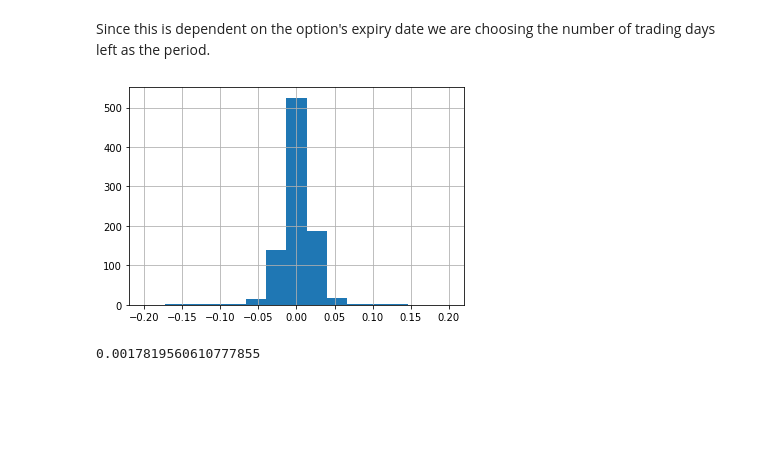
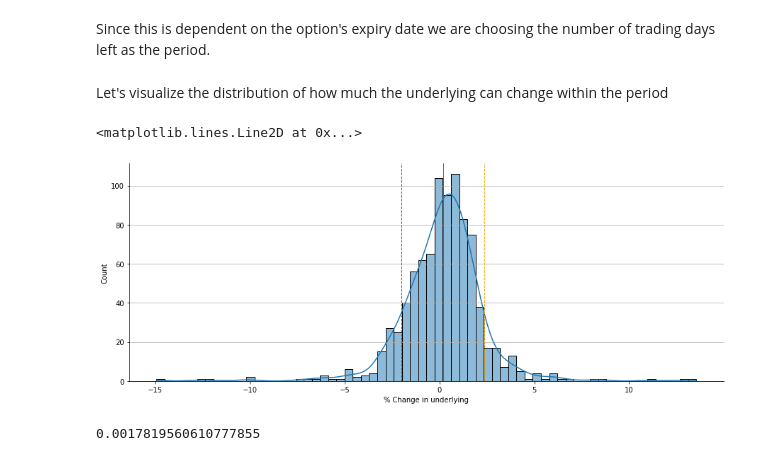
Before and after one commit to shayanrc/Mid-Covid-Market-Analysis, a Jupyter notebook: NIFTY_Options_Opportunity_Analysis.ipynb, the cells around one changed output. Drawn from its saved outputs; the diff is of its cells as text; code cells hidden in the pictures; blank space fills up the shorter version.

```diff
--- a/NIFTY_Options_Opportunity_Analysis.ipynb
+++ b/NIFTY_Options_Opportunity_Analysis.ipynb
@@ -91,10 +150,28 @@ Since this is dependent on the option's expiry date we are  choosing the number
 # %%
 trade_days_left = 4 # used as window size
 period_change = data_df.Close.rolling(trade_days_left).apply(lambda x: (x[-1]-x[0])/x[0]).dropna()
-plt.hist(period_change, bins=15, range=(-0.2,0.2))
-plt.grid()
-# %% [output]
-[figure, removed]
+# %% [markdown]
+Let's visualize the distribution of how much the underlying can change within the period
+# %%
+ax = sns.displot(data=period_change*100,kde=True, aspect=2.5)
+ax.set_axis_labels(x_var='% Change in underlying')
+plt.grid(axis='y')
+
+plt.axvline(x=100*period_change.mean(),
+#             color='blue',
+            linewidth=1.0,
+            linestyle='-')
+plt.axvline(x=100*(period_change.mean()-period_change.std()),
+            color='green',
+            linewidth=1.0,
+            linestyle='--')
+plt.axvline(x=100*(period_change.mean()+period_change.std()),
+            color='orange',
+            linewidth=1.0,
+            linestyle='--')
+# %% [output]
+<matplotlib.lines.Line2D at 0x...>
+[figure, added]
 # %%
 period_change.mean()
 # %% [output]
```
Also changed, not shown: parts of 60 cells of this notebook.
